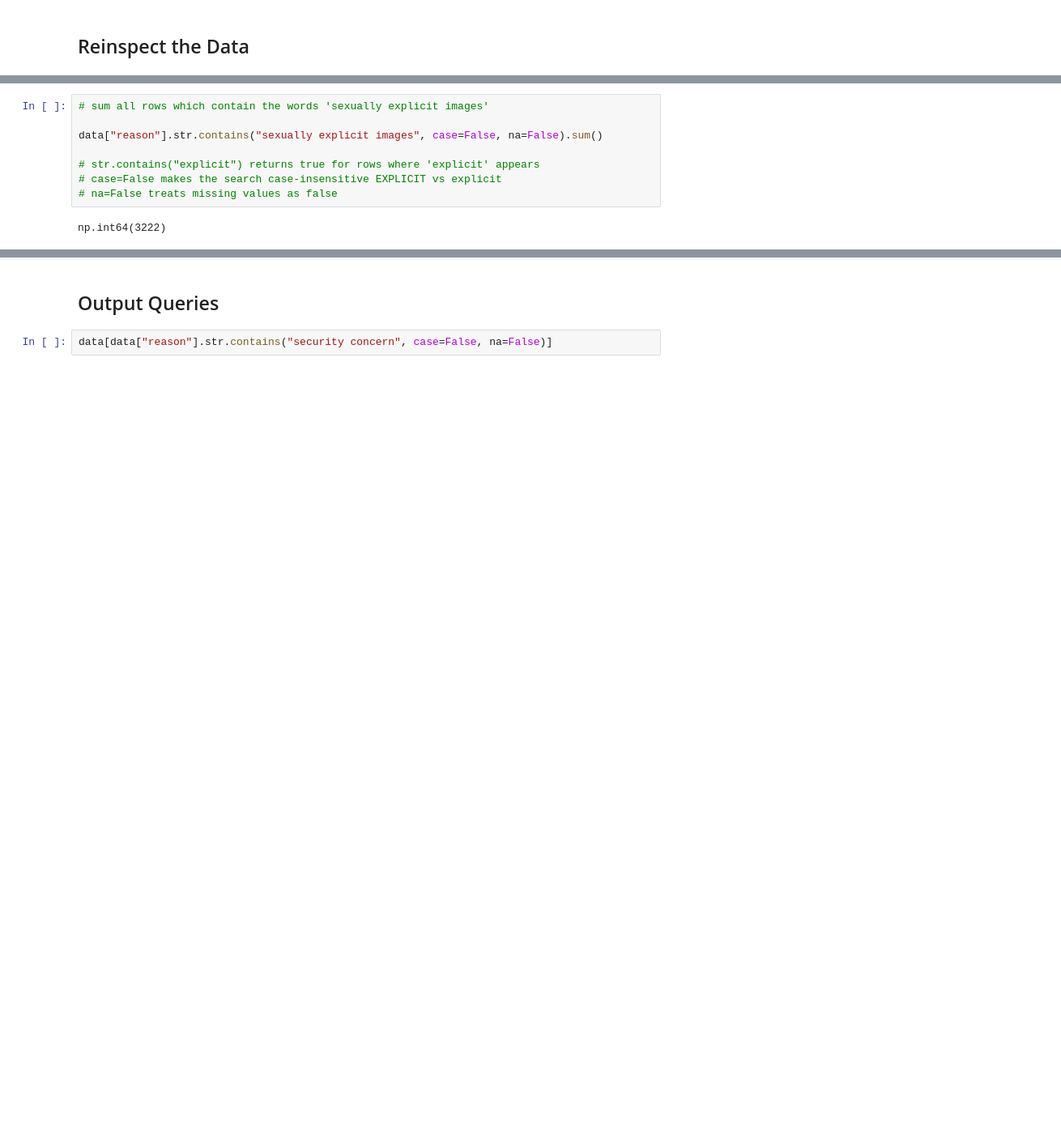
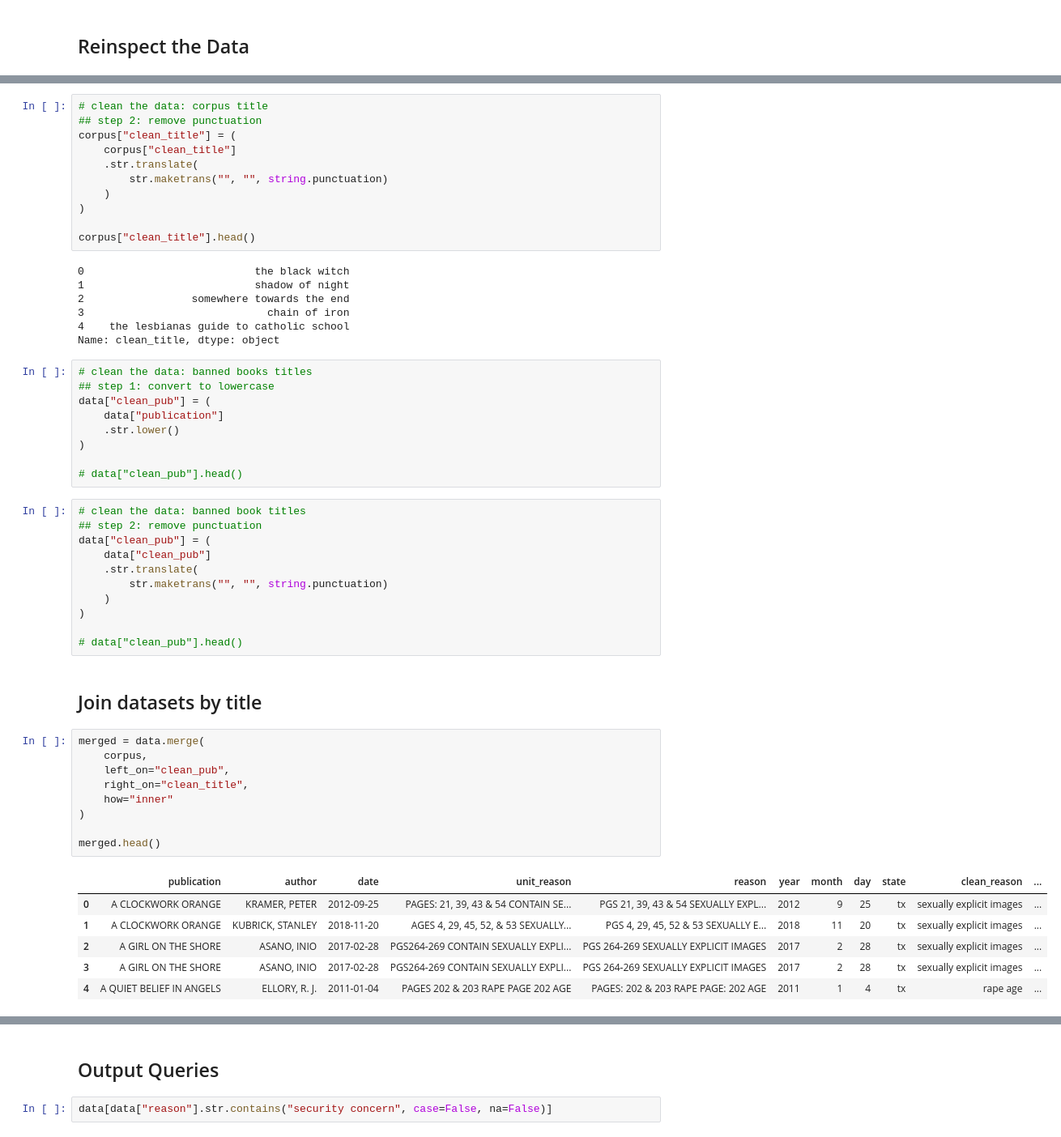
Before and after one commit to arpettey/python_bootcamp, a Jupyter notebook: Banned-Books.ipynb, the cells around one changed output, grey strips where cells are left out. Shown at 81% size. Saved outputs shown, nothing was run; the diff lists cells and outputs as text; blank space fills up the shorter version.

```diff
--- a/Banned-Books.ipynb
+++ b/Banned-Books.ipynb
@@ -77,10 +204,56 @@ Index(['publication', 'author', 'date', 'reason', 'year', 'month', 'day',
+# %%
+# clean the data: corpus title
+## step 2: remove punctuation
+corpus["clean_title"] = (
+    corpus["clean_title"]
+    .str.translate(
+        str.maketrans("", "", string.punctuation)
+    )
+)
+
+corpus["clean_title"].head()
+# %% [output]
+0                           the black witch
+1                           shadow of night
+2                 somewhere towards the end
+3                             chain of iron
+4    the lesbianas guide to catholic school
+Name: clean_title, dtype: object
+# %%
+# clean the data: banned books titles
+## step 1: convert to lowercase
+data["clean_pub"] = (
+    data["publication"]
+    .str.lower()
+)
+
+# data["clean_pub"].head()
+# %%
+# clean the data: banned book titles
+## step 2: remove punctuation
+data["clean_pub"] = (
+    data["clean_pub"]
+    .str.translate(
+        str.maketrans("", "", string.punctuation)
+    )
+)
+
+# data["clean_pub"].head()
+# %% [markdown]
+## Join datasets by title
 # %%
-# sum all rows which contain the words 'sexually explicit images'
+merged = data.merge(
+    corpus,
+    left_on="clean_pub",
+    right_on="clean_title",
+    how="inner"
+)
 
-data["reason"].str.contains("sexually explicit images", case=False, na=False).sum()
-
-# str.contains("explicit") returns true for rows where 'explicit' appears
-# case=False makes the search case-insensitive EXPLICIT vs explicit
-# na=False treats missing values as false
+merged.head()
 # %% [output]
-np.int64(3222)
+|  | publication | author | date | unit_reason | reason | year | month | day | state | clean_reason | ... |
+| 0 | A CLOCKWORK ORANGE | KRAMER, PETER | 2012-09-25 | PAGES: 21, 39, 43 & 54 CONTAIN SE... | PGS 21, 39, 43 & 54 SEXUALLY EXPL... | 2012 | 9 | 25 | tx | sexually explicit images | ... |
+| 1 | A CLOCKWORK ORANGE | KUBRICK, STANLEY | 2018-11-20 | AGES 4, 29, 45, 52, & 53 SEXUALLY... | PGS 4, 29, 45, 52 & 53 SEXUALLY E... | 2018 | 11 | 20 | tx | sexually explicit images | ... |
+| 2 | A GIRL ON THE SHORE | ASANO, INIO | 2017-02-28 | PGS264-269 CONTAIN SEXUALLY EXPLI... | PGS 264-269 SEXUALLY EXPLICIT IMAGES | 2017 | 2 | 28 | tx | sexually explicit images | ... |
+| 3 | A GIRL ON THE SHORE | ASANO, INIO | 2017-02-28 | PGS264-269 CONTAIN SEXUALLY EXPLI... | PGS 264-269 SEXUALLY EXPLICIT IMAGES | 2017 | 2 | 28 | tx | sexually explicit images | ... |
+| 4 | A QUIET BELIEF IN ANGELS | ELLORY, R. J. | 2011-01-04 | PAGES 202 & 203 RAPE PAGE 202 AGE | PAGES: 202 & 203 RAPE PAGE: 202 AGE | 2011 | 1 | 4 | tx | rape age | ... |
```
Also changed, not shown: parts of 45 cells of this notebook.
